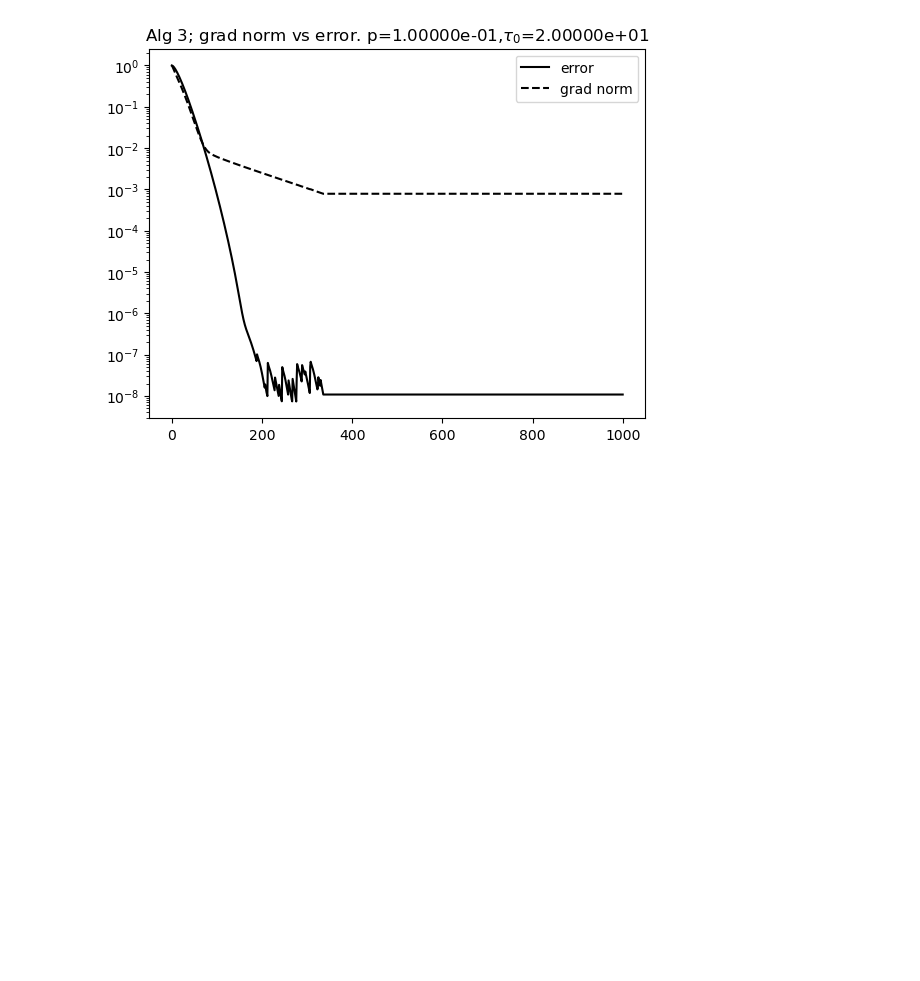
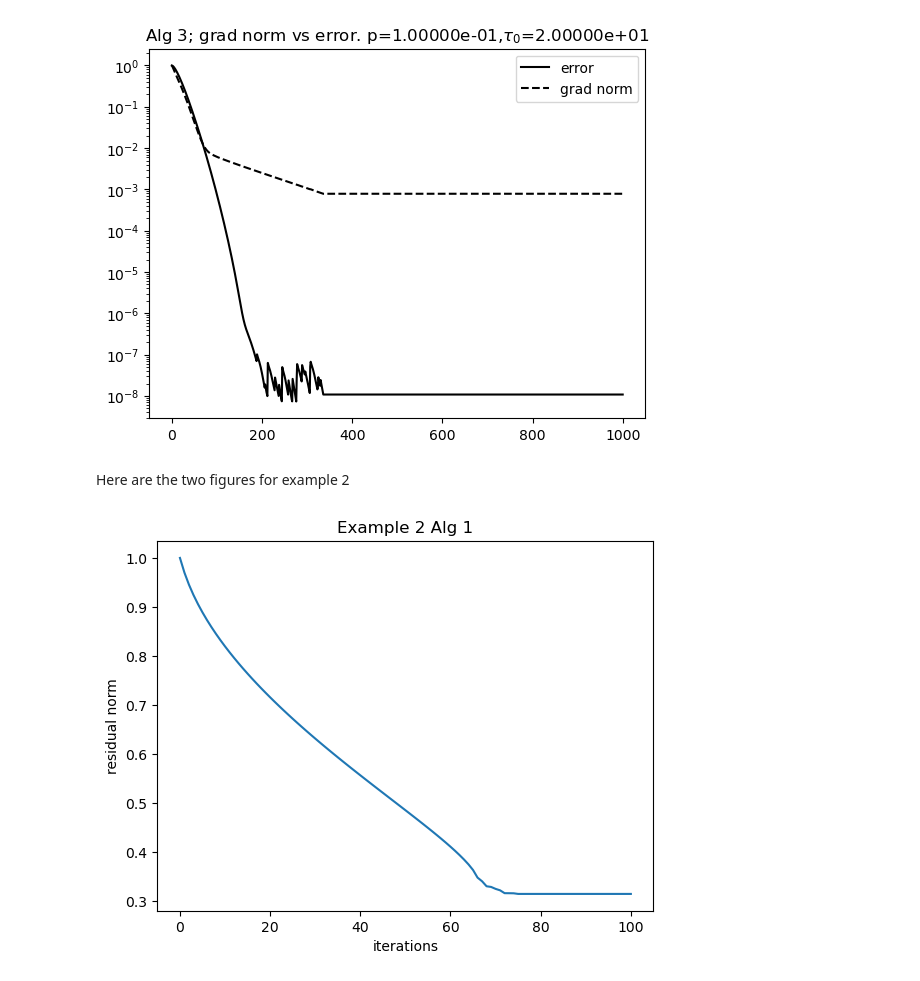
Before and after one commit to ctkelley/Grad_Des_CKW.jl, a Jupyter notebook: Examples.ipynb, the cells around one changed output. Drawn from its saved outputs; the diff is of its cells as text; code cells hidden in the pictures; blank space fills up the shorter version.

Commit message:
Update for Example 2, Jan 7

```diff
--- a/Examples.ipynb
+++ b/Examples.ipynb
@@ -76,3 +76,9 @@ Figure6ab(15);
 Figure6ab(15; p=.1);
 # %% [output]
 [figure]
+# %% [markdown]
+Here are the two figures for example 2
+# %%
+Example2a();
+# %% [output]
+[figure, added]
```
Also changed, not shown: parts of 1 cell of this notebook, 26 other files.
